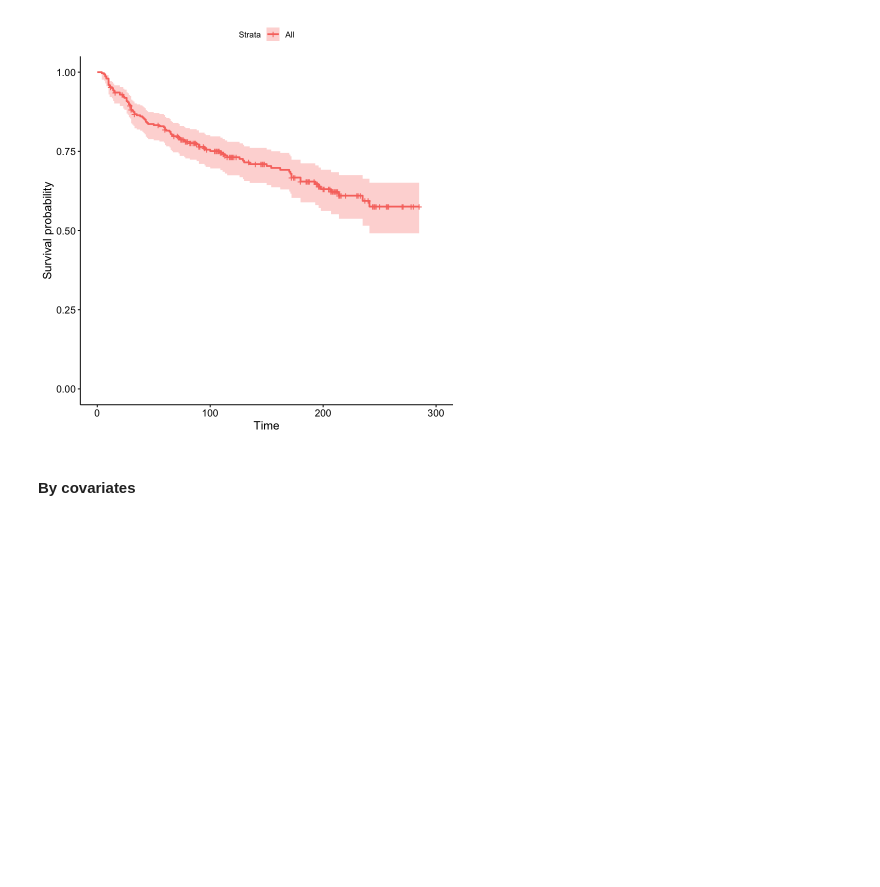
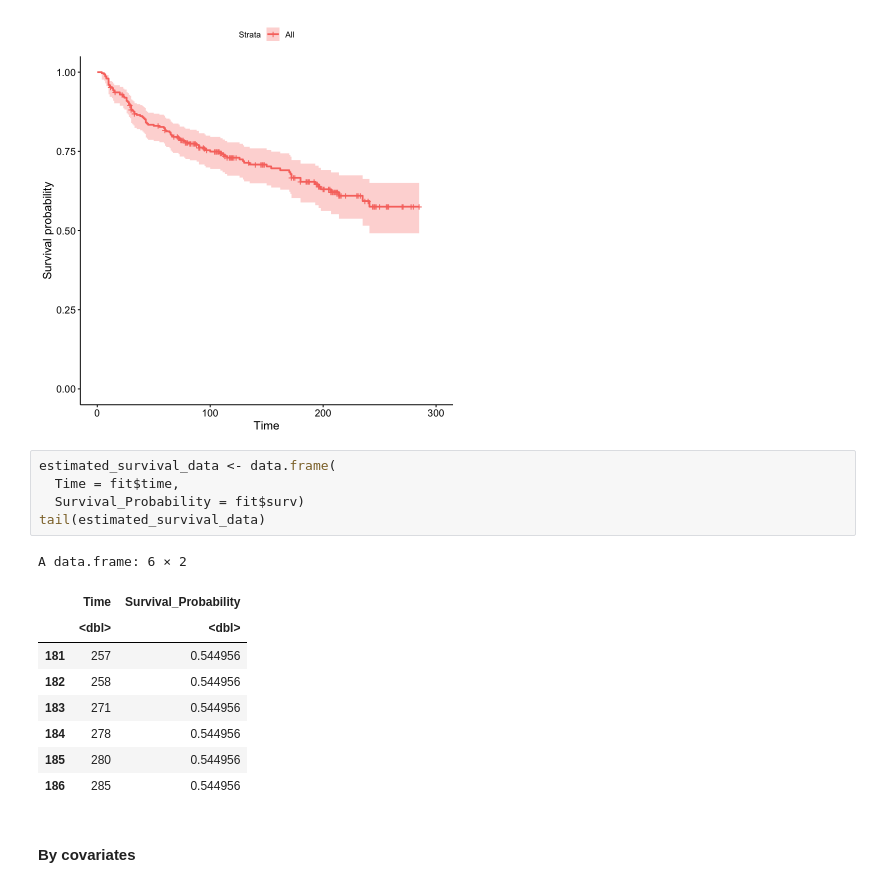
Before and after one commit to wilsonwlc/Heart-failure-Survival-analysis, a Jupyter notebook: 2 - Result/2.4 Kaplan Meier estimator.ipynb, the cells around one changed output. Cells and saved outputs as stored; diff of their text form; blank space fills up the shorter version.

```diff
--- a/2 - Result/2.4 Kaplan Meier estimator.ipynb
+++ b/2 - Result/2.4 Kaplan Meier estimator.ipynb
@@ -55,6 +57,21 @@ fit <- survfit(Surv(time, event)~1, df1, conf.type = "log-log")
 ggsurvplot(fit)
 # %% [output]
 [figure]
+# %%
+estimated_survival_data <- data.frame(
+  Time = fit$time,
+  Survival_Probability = fit$surv)
+tail(estimated_survival_data)
+# %% [output]
+A data.frame: 6 × 2
+|  | Time | Survival_Probability |
+|  | <dbl> | <dbl> |
+| 181 | 257 | 0.544956 |
+| 182 | 258 | 0.544956 |
+| 183 | 271 | 0.544956 |
+| 184 | 278 | 0.544956 |
+| 185 | 280 | 0.544956 |
+| 186 | 285 | 0.544956 |
 # %% [markdown]
 #### By covariates
 # %%
```
Also changed, not shown: parts of 3 cells of this notebook, 6 other files.
